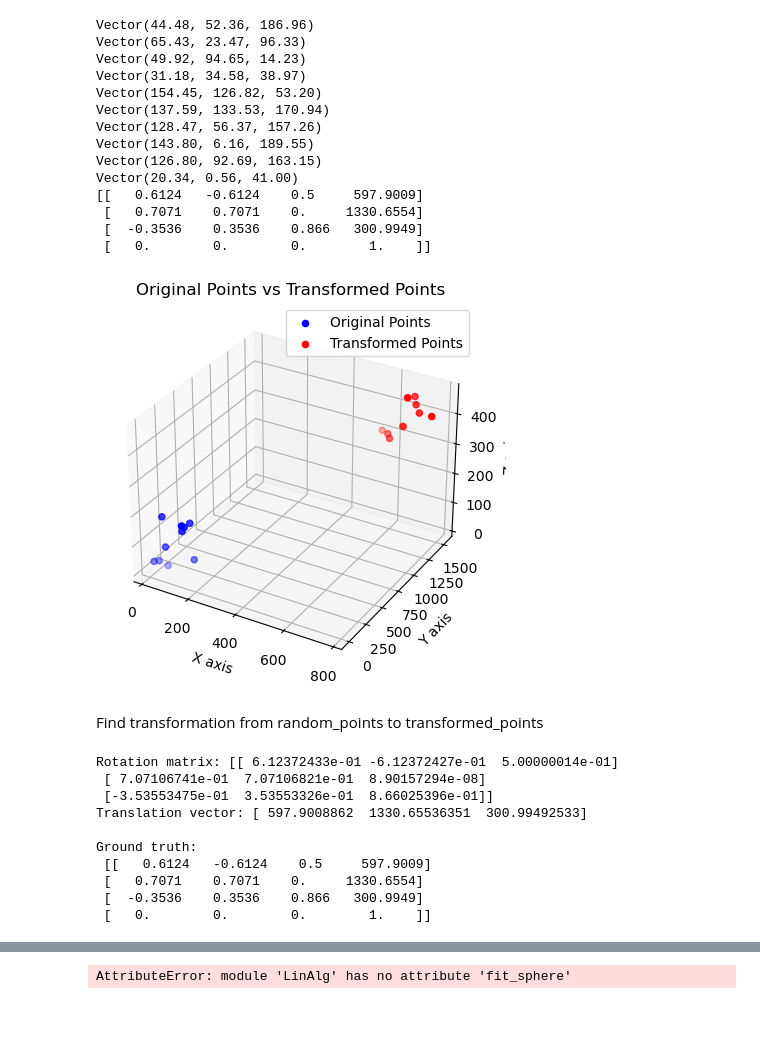
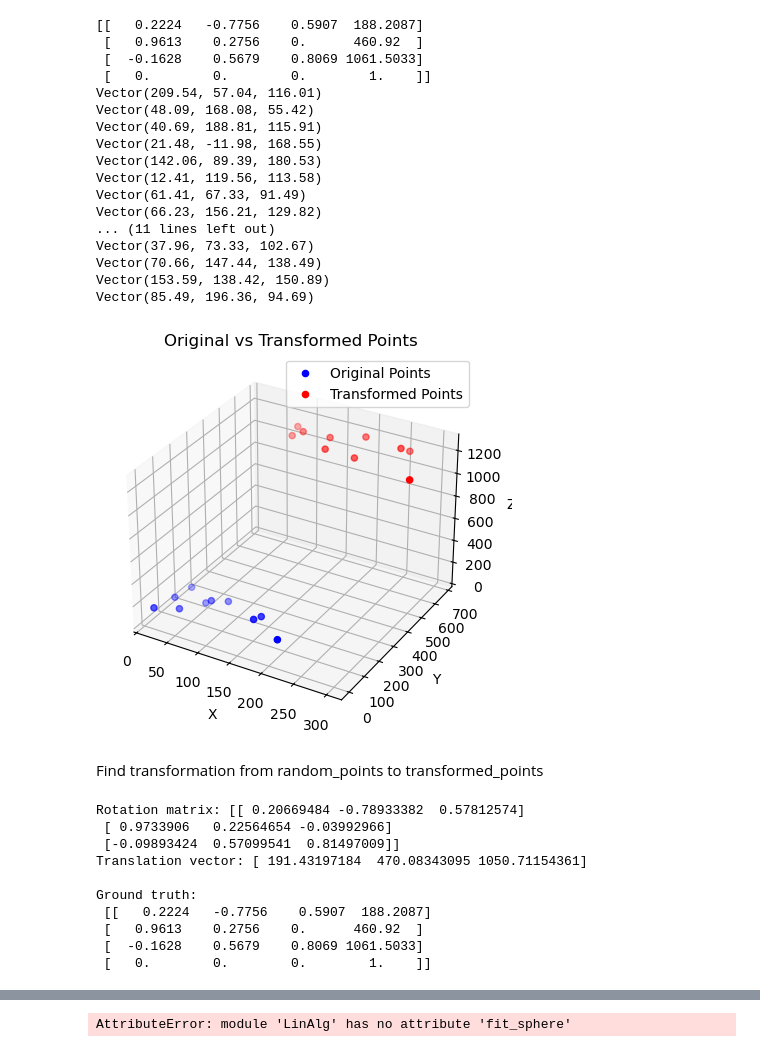
Before and after one commit to Rapuris/CIS1, a Jupyter notebook: PA1/Debug.ipynb, the cells around one changed output, grey strips where cells are left out. Saved outputs shown, nothing was run; the diff lists cells and outputs as text; code cells hidden in the pictures; blank space fills up the shorter version.

Commit message:
make figures

```diff
--- a/PA1/Debug.ipynb
+++ b/PA1/Debug.ipynb
@@ -9,39 +9,52 @@ import random
 # Generate 10 random points
 random_points = Debug.generate_random_points(10)
 
-# Print the generated points
+noisy_points = []
+noise = 10
+# Noise the points
 for point in random_points:
-    print(point)
+    point += LA.Vector(np.random.normal(0, noise), np.random.normal(0, noise), np.random.normal(0, noise))
+    noisy_points.append(point)
 
 
-theta = np.pi / 4  # 45 degrees rotation around Z-axis
-phi = np.pi / 6    # 30 degrees rotation around Y-axis
+theta, phi = random.uniform(0, np.pi), random.uniform(0, np.pi)
 translation = LA.Vector(random.uniform(0,2000), random.uniform(0,2000), random.uniform(0,2000))  # Translation vector
 
 transformation_matrix = Debug.create_transformation_matrix(theta, phi, translation)
 print(transformation_matrix)
 
-transformed_points = LA.transform_points(transformation_matrix, random_points)
+transformed_points = LA.transform_points(transformation_matrix, noisy_points)
+
+
+for point in noisy_points:
+    print(point)
+
+print("\n\n")
+for point in random_points:
+    print(point)
 # %% [output]
-Vector(44.48, 52.36, 186.96)
-Vector(65.43, 23.47, 96.33)
-Vector(49.92, 94.65, 14.23)
-Vector(31.18, 34.58, 38.97)
-Vector(154.45, 126.82, 53.20)
-Vector(137.59, 133.53, 170.94)
-Vector(128.47, 56.37, 157.26)
-Vector(143.80, 6.16, 189.55)
-Vector(126.80, 92.69, 163.15)
-Vector(20.34, 0.56, 41.00)
-[[   0.6124   -0.6124    0.5     597.9009]
- [   0.7071    0.7071    0.     1330.6554]
- [  -0.3536    0.3536    0.866   300.9949]
+[[   0.2224   -0.7756    0.5907  188.2087]
+ [   0.9613    0.2756    0.      460.92  ]
+ [  -0.1628    0.5679    0.8069 1061.5033]
  [   0.        0.        0.        1.    ]]
+Vector(209.54, 57.04, 116.01)
+Vector(48.09, 168.08, 55.42)
+Vector(40.69, 188.81, 115.91)
+Vector(21.48, -11.98, 168.55)
+Vector(142.06, 89.39, 180.53)
+Vector(12.41, 119.56, 113.58)
+Vector(61.41, 67.33, 91.49)
+Vector(66.23, 156.21, 129.82)
+... (11 lines left out)
+Vector(37.96, 73.33, 102.67)
+Vector(70.66, 147.44, 138.49)
+Vector(153.59, 138.42, 150.89)
+Vector(85.49, 196.36, 94.69)
 # %%
-transformed_points = LA.transform_points(transformation_matrix, random_points)
+transformed_points = LA.transform_points(transformation_matrix, noisy_points)
 Debug.plot_original_vs_transformed(random_points, transformed_points)
 # %% [output]
-[figure, old version]
+[figure, new version]
 # %% [markdown]
 Find transformation from random_points to transformed_points
 # %%
@@ -57,15 +70,15 @@ print("Translation vector:", t, "\n")
 
 print("Ground truth: \n", transformation_matrix)
 # %% [output]
-Rotation matrix: [[ 6.12372433e-01 -6.12372427e-01  5.00000014e-01]
- [ 7.07106741e-01  7.07106821e-01  8.90157294e-08]
- [-3.53553475e-01  3.53553326e-01  8.66025396e-01]]
-Translation vector: [ 597.9008862  1330.65536351  300.99492533]
+Rotation matrix: [[ 0.20669484 -0.78933382  0.57812574]
+ [ 0.9733906   0.22564654 -0.03992966]
+ [-0.09893424  0.57099541  0.81497009]]
+Translation vector: [ 191.43197184  470.08343095 1050.71154361]
 
 Ground truth:
- [[   0.6124   -0.6124    0.5     597.9009]
- [   0.7071    0.7071    0.     1330.6554]
- [  -0.3536    0.3536    0.866   300.9949]
+ [[   0.2224   -0.7756    0.5907  188.2087]
+ [   0.9613    0.2756    0.      460.92  ]
+ [  -0.1628    0.5679    0.8069 1061.5033]
  [   0.        0.        0.        1.    ]]
 # %%
 Proposed_transformation_matrix = LA.Frame(R, t)
```
Also changed, not shown: parts of 1 cell of this notebook, 5 other files.
